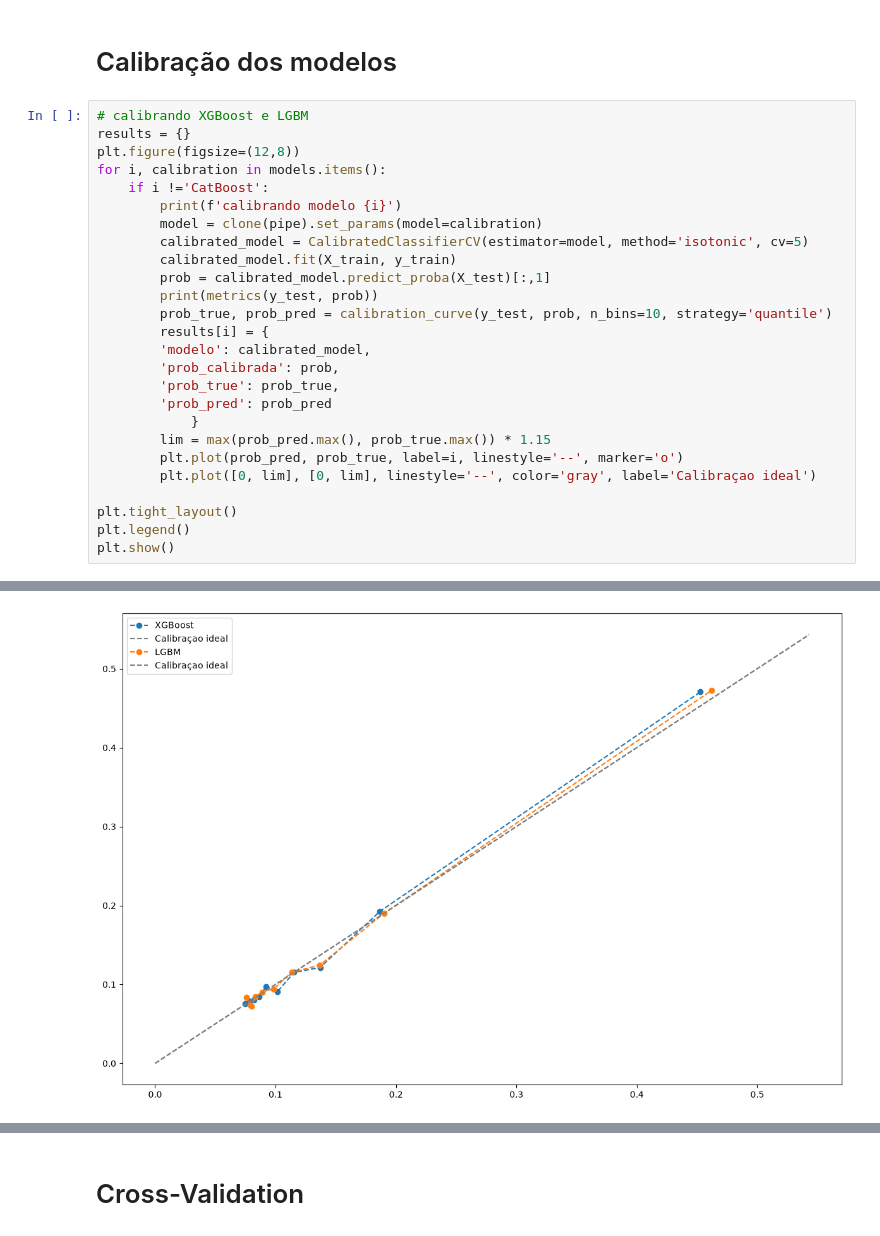
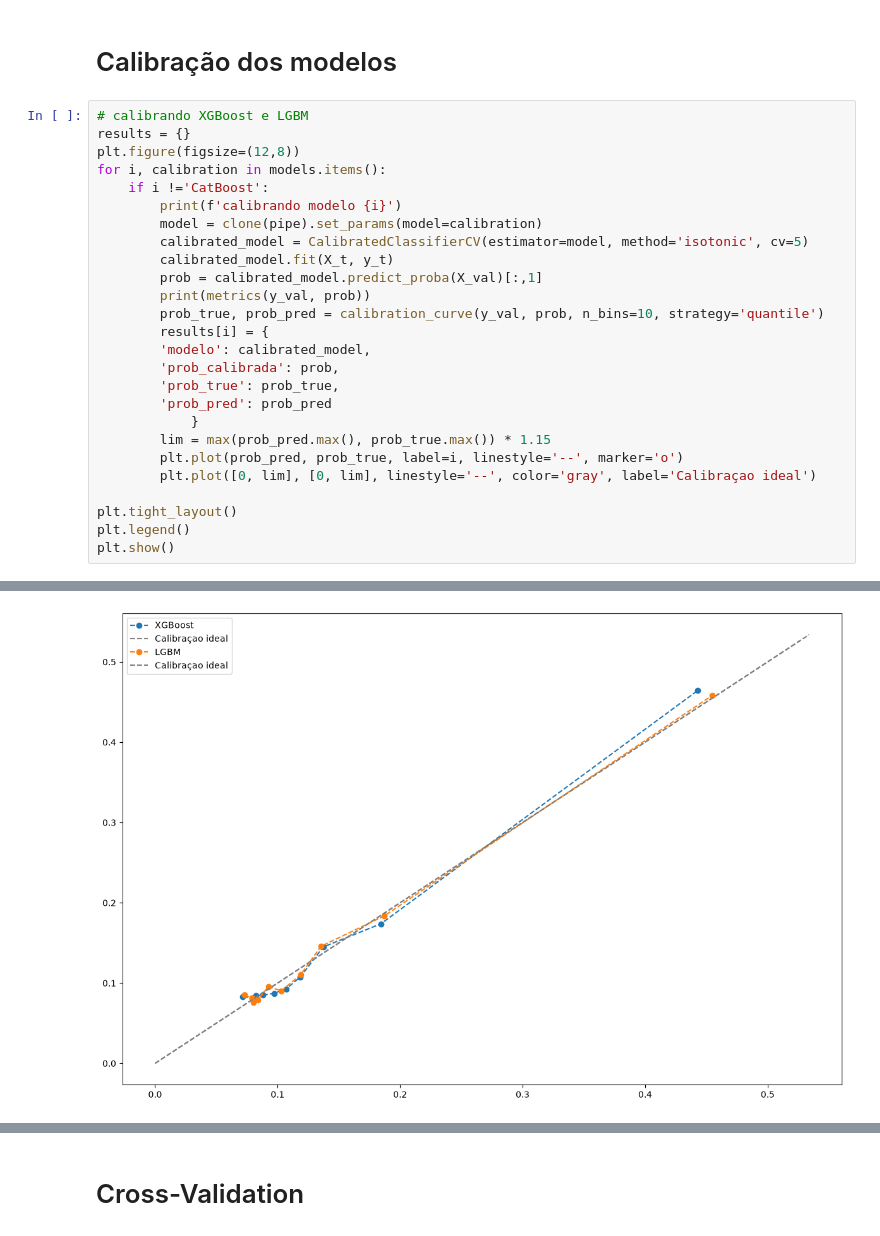
Before and after one commit to WesleySouza13/Case-WeCogno-Credit-application-, a Jupyter notebook: notebooks/03_modeling.ipynb, the cells around one changed output, grey strips where cells are left out. Saved outputs shown, nothing was run; the diff lists cells and outputs as text.

```diff
--- a/notebooks/03_modeling.ipynb
+++ b/notebooks/03_modeling.ipynb
@@ -268,10 +310,10 @@ for i, calibration in models.items():
         print(f'calibrando modelo {i}')
         model = clone(pipe).set_params(model=calibration)
         calibrated_model = CalibratedClassifierCV(estimator=model, method='isotonic', cv=5)
-        calibrated_model.fit(X_train, y_train)
-        prob = calibrated_model.predict_proba(X_test)[:,1]
-        print(metrics(y_test, prob))
-        prob_true, prob_pred = calibration_curve(y_test, prob, n_bins=10, strategy='quantile')
+        calibrated_model.fit(X_t, y_t)
+        prob = calibrated_model.predict_proba(X_val)[:,1]
+        print(metrics(y_val, prob))
+        prob_true, prob_pred = calibration_curve(y_val, prob, n_bins=10, strategy='quantile')
         results[i] = {
         'modelo': calibrated_model,
         'prob_calibrada': prob,
@@ -306,4 +348,4 @@ And if memory is not enough, you can set `force_col_wise=true`.
-[figure, old version]
+[figure, new version]
 # %%
 # calibrando catboost
 catboost = CatBoostClassifier(random_state=42,verbose=0, iterations=1000, auto_class_weights='Balanced').fit(X_train, y_train, cat_features=list(cat_cols))
```
Also changed, not shown: parts of 37 cells of this notebook, 21 other files.
